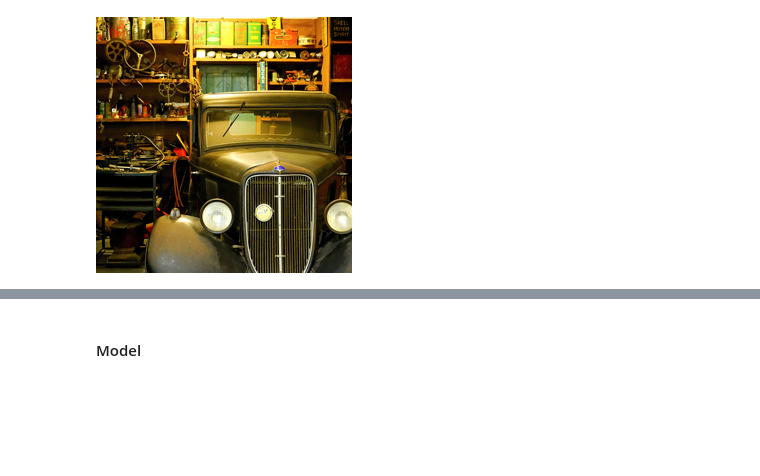
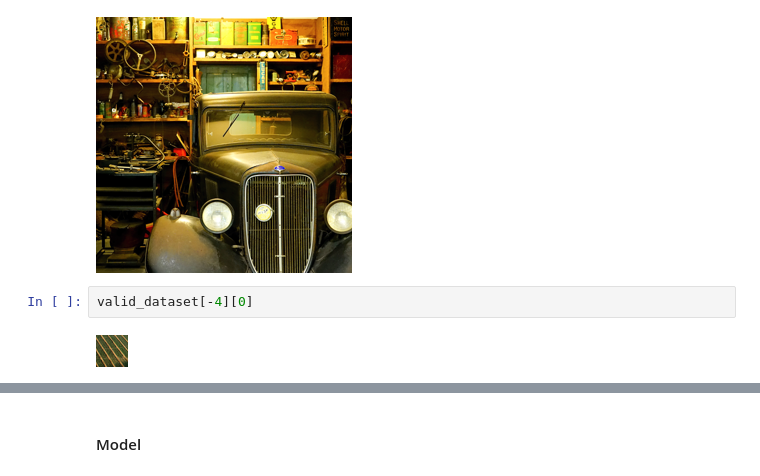
Before and after one commit to kzkwoka/sigk-1, a Jupyter notebook: results.ipynb, the cells around one changed output, grey strips where cells are left out. Saved outputs shown, nothing was run; the diff lists cells and outputs as text; blank space fills up the shorter version.

```diff
--- a/results.ipynb
+++ b/results.ipynb
@@ -80,3 +80,7 @@ Image.fromarray(upsized)
 original
 # %% [output]
 [figure]
+# %%
+valid_dataset[-4][0]
+# %% [output]
+[figure, added]
```
Also changed, not shown: parts of 19 cells of this notebook.
